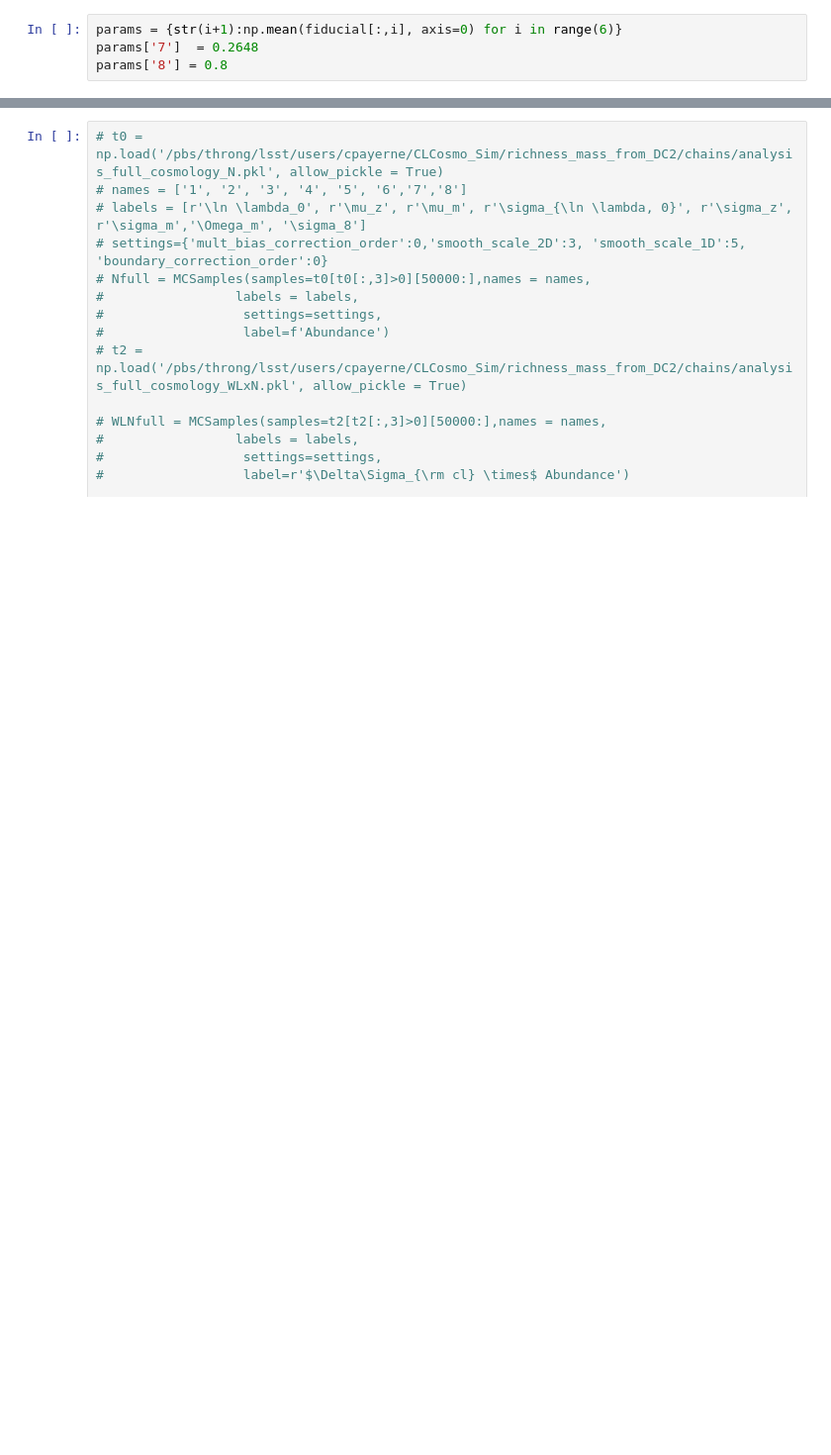
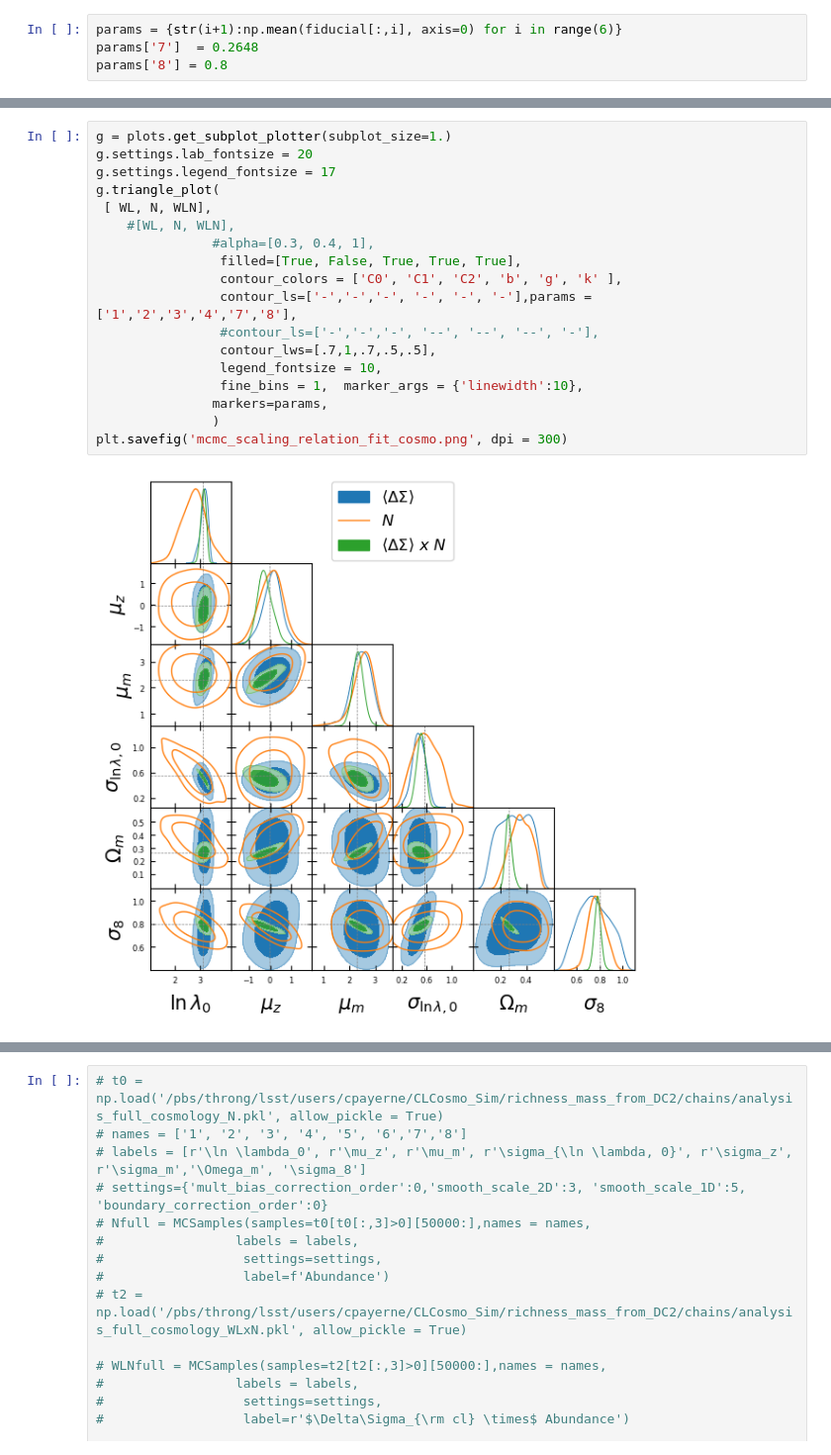
Before and after one commit to LSSTDESC/CLCosmo_Sim, a Jupyter notebook: richness_mass_from_DC2/plots/see_mcmc_manuscript.ipynb, the cells around one changed output, grey strips where cells are left out. Shown at 99% size. Cells and saved outputs as stored; diff of their text form; blank space fills up the shorter version.

```diff
--- a/richness_mass_from_DC2/plots/see_mcmc_manuscript.ipynb
+++ b/richness_mass_from_DC2/plots/see_mcmc_manuscript.ipynb
@@ -163,3 +185,23 @@ params['8'] = 0.8
+# %%
+g = plots.get_subplot_plotter(subplot_size=1.)
+g.settings.lab_fontsize = 20
+g.settings.legend_fontsize = 17
+g.triangle_plot(
+ [ WL, N, WLN],
+    #[WL, N, WLN],
+               #alpha=[0.3, 0.4, 1],
+                filled=[True, False, True, True, True],
+                contour_colors = ['C0', 'C1', 'C2', 'b', 'g', 'k' ],
+                contour_ls=['-','-','-', '-', '-', '-'],params = ['1','2','3','4','7','8'],
+                #contour_ls=['-','-','-', '--', '--', '--', '-'],
+                contour_lws=[.7,1,.7,.5,.5],
+                legend_fontsize = 10,
+                fine_bins = 1,  marker_args = {'linewidth':10},
+               markers=params,
+               )
+plt.savefig('mcmc_scaling_relation_fit_cosmo.png', dpi = 300)
+# %% [output]
+[figure, added]
 # %%
 g = plots.get_subplot_plotter(subplot_size=1.)
 g.settings.lab_fontsize = 20
```
Also changed, not shown: parts of 5 cells of this notebook, 14 other files.
